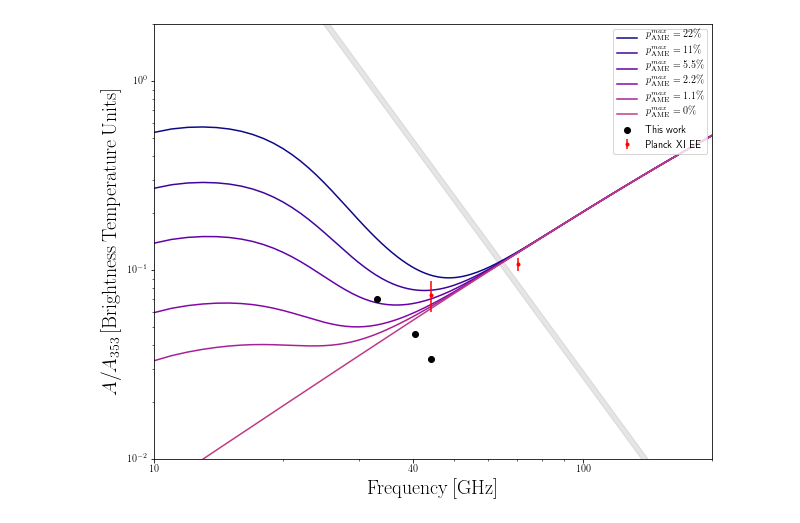
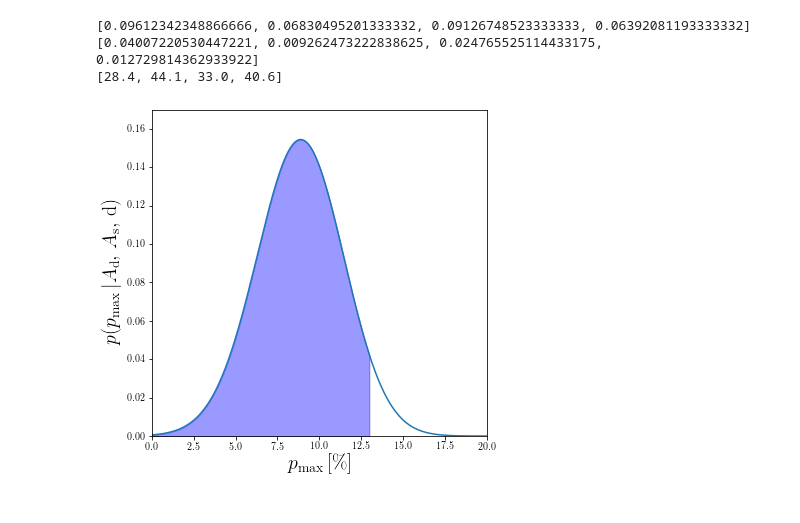
Before and after one commit to hermda02/dang, a Jupyter notebook: scripts/sed_plotter.ipynb, the cells around one changed output. Cells and saved outputs as stored; diff of their text form; code cells hidden in the pictures.

```diff
--- a/scripts/sed_plotter.ipynb
+++ b/scripts/sed_plotter.ipynb
@@ -235,7 +352,7 @@ mask_P       = np.empty(len(s_n_P))
 
 # Write something here about choosing a pixel, or s/n ratio for a sky fraction
 
-sn_lim = float(input('Signal to noise limit: '))
+sn_lim = 0#float(input('Signal to noise limit: '))
 
 npix = len(synch_Q_044)
 Q_masked = 0
@@ -362,15 +431,0 @@ def fit_ame_2_amps(sdust,mbb,x,amps,freqs,err):
-# %%
-t_err   = []
-t_amps  = []
-t_freqs = []
-for i in range(len(dust_Q_means)):
-    if dust_P_means[i] != 0.0:
-        t_amps.append(dust_Q_means[i])
-        t_err.append(dust_Q_std[i])
-        t_freqs.append(freq[i])
-
-print(t_amps)
-print(t_err)
-print(t_freqs)
-
-fit_ame_2_amps(spdust_tot,mbb(1.0,353.,x,19.6,1.53),x,t_amps,t_freqs,t_err)
@@ -523,4 +432,57 @@ plot_U_U353('mean')
-# %%
-plot_P_P353('mean')
-# %% [output]
-[figure, removed]
+# %%
+t_err   = []
+t_amps  = []
+t_freqs = []
+for i in range(len(dust_Q_means)):
+    if dust_P_means[i] != 0.0:
+        t_amps.append(dust_Q_means[i])
+        t_err.append(dust_Q_std[i])
+        t_freqs.append(freq[i])
+
+# t_amps.append(dust_Q_means[0])
+# t_err.append(dust_Q_std[0])
+# t_freqs.append(freq[0])
+
+# t_amps.append(dust_Q_means[3])
+# t_err.append(dust_Q_std[3])
+# t_freqs.append(freq[3])
+
+print(t_amps)
+print(t_err)
+print(t_freqs)
+
+# if (t_d_std != 0.0):
+T_d = t_d_mean #np.linspace(19.5,19.7,100)
+# else:
+#     T_d = np.linspace(t_d_mean-t_d_std,t_d_mean+t_d_std,100)
+if (beta_d_std != 0.0):
+    beta_d = np.linspace(beta_d_mean-beta_d_std,beta_d_mean+beta_d_std,100)
+else:
+    beta_d = beta_d_mean
+pmax  = np.linspace(0,22,1000)
+vals  = np.empty(1000)
+vals  = 0.0
+
+for i in range(100):
+    vals += fit_ame_2_amps(spdust_tot,mbb(1.0,353.,x,T_d,beta_d[i]),x,t_amps,t_freqs,t_err)
+
+norm  = np.trapz(vals,pmax)
+cumul = np.cumsum(vals)
+dummy = np.empty(1000)
+xfill = np.where(cumul/cumul[-1] < 0.95)[-1]
+dummy[:] = 0.0
+
+fig, ax = plt.subplots(figsize=(6,6))
+ax.plot(pmax,vals/norm)
+ax.set_xlabel(r'$p_{\rm max}\, [{\rm \%}]$',size=20)
+ax.set_ylabel(r'$p(p_{\rm max}\,|A_{\rm d},\,A_{\rm s},\,{\rm d})$',size=20)
+ax.set_xlim([0,20])
+ax.set_ylim([0,1.1*np.max(vals/norm)])
+ax.fill_between(pmax[:xfill[-1]],dummy[:xfill[-1]],vals[:xfill[-1]]/norm,color='blue',alpha=0.4,label=r'${\rm 95\,\%\, Confidence\, Interval}$')
+plt.savefig('../'+dir+'/P_amp_bestfit_posterior_w_sed_'+version+'.pdf',dpi=300,bbox_inches='tight')
+plt.show()
+# %% [output]
+[0.09612342348866666, 0.06830495201333332, 0.09126748523333333, 0.06392081193333332]
+[0.04007220530447221, 0.009262473222838625, 0.024765525114433175, 0.012729814362933922]
+[28.4, 44.1, 33.0, 40.6]
+[figure, added]
```
Also changed, not shown: parts of 20 cells of this notebook, 1 other file.
